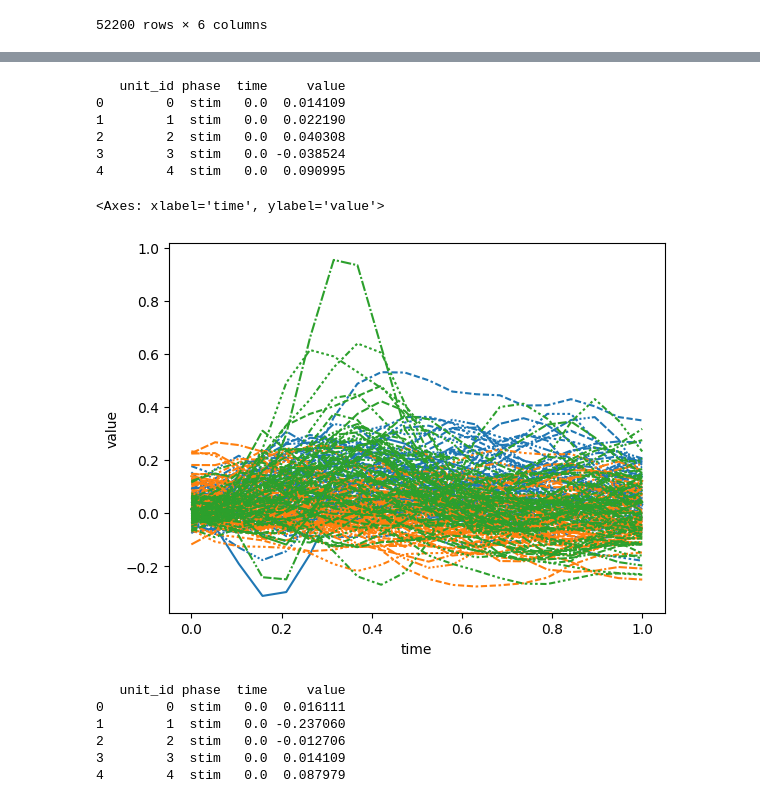
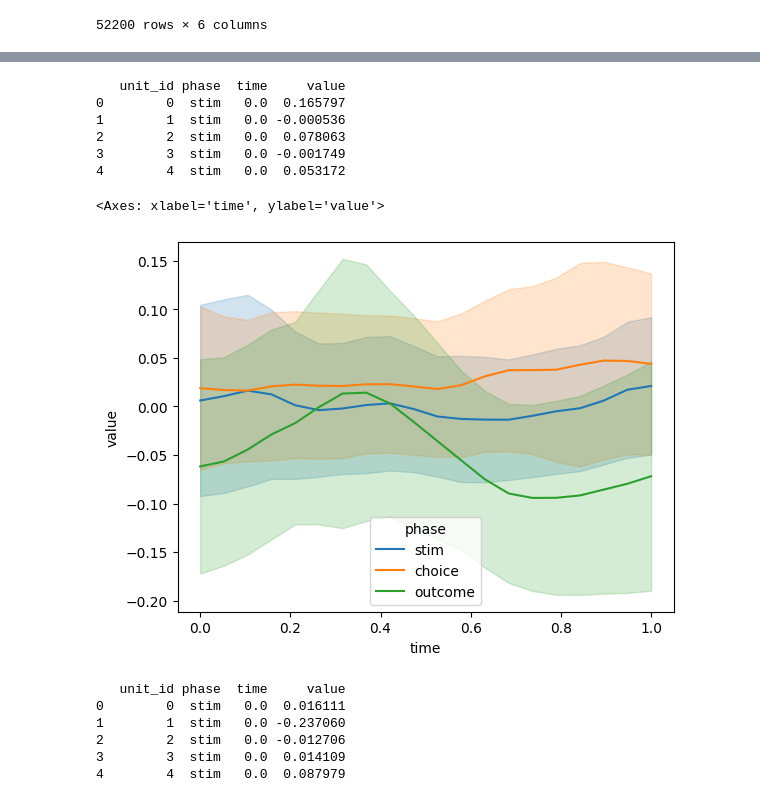
Before and after one commit to NeuralDynamics-Tamagawa/tc2025_shysgmt, a Jupyter notebook: notebook/spike_analysis.ipynb, the cells around one changed output, grey strips where cells are left out. Drawn from its saved outputs; the diff is of its cells as text; code cells hidden in the pictures.

```diff
--- a/notebook/spike_analysis.ipynb
+++ b/notebook/spike_analysis.ipynb
@@ -347,0 +388,8 @@ def compute_z_score(event_time, spike_time):
+# %%
+unit_id = unit_ids[100]
+spike_time = sorting.get_unit_spike_train(unit_id=unit_id)/sampling_rate
+
+bin_size = 0.05
+sigma_sec = 0.05
+PETH_ready = compute_peth_dict(spike_time, behv_time['ready'], bin_size=bin_size, time_window=[-0.5, 1.5], sigma_sec=sigma_sec)
+PETH_choice = compute_peth_dict(spike_time, behv_time['choice'], bin_size=bin_size, time_window=[-1, 1.5], sigma_sec=sigma_sec)
@@ -347,0 +466,9 @@ def compute_z_score(event_time, spike_time):
+# %%
+unit_id = unit_ids[100]
+spike_time = sorting.get_unit_spike_train(unit_id=unit_id)/sampling_rate
+
+event_time = behv_time['ready']
+base_line = compute_base_line(event_time, spike_time, bins_size=0.05, time_window=[-0.5, 1.5], sigma_sec=0.05, target_time_window=[0, 1])
+
+event_time = behv_time['choice']
+mean_z_socre = compute_z_score(event_time, spike_time, bins_size=0.05, time_window=[-1, 1.5], sigma_sec=0.05, base_line=base_line, target_time_window=[0, 1])
@@ -348,4 +481,8 @@ def compute_z_score(event_time, spike_time):
 # %%
+bins_size = 0.05
+sigma_sec=0.05
+
+# Initialize arrays to store z-scores for each unit and event type
 col_length = 20  # Number of bins in the PETH
 z_score_stim = np.zeros((len(unit_ids), col_length))
 z_score_choice = np.zeros((len(unit_ids), col_length))
@@ -356,14 +493,17 @@ for i in range(0, len(unit_ids)):
     unit_id = unit_ids[i]
     spike_time = sorting.get_unit_spike_train(unit_id=unit_id)/sampling_rate
 
+    event_time = behv_time['ready']
+    base_line = compute_base_line(event_time, spike_time, bins_size=bin_size, time_window=[-0.5, 1.5], sigma_sec=sigma_sec, target_time_window=[0, 1])
+
     event_time = behv_time['stim']
-    z_score_stim[i, :] = compute_z_score(event_time, spike_time)
+    z_score_stim[i, :] = compute_z_score(event_time, spike_time, bins_size=bin_size, time_window=[-1, 1.5], sigma_sec=sigma_sec, base_line=base_line, target_time_window=[0, 1])
 
     event_time = behv_time['choice']
-    z_score_choice[i, :] = compute_z_score(event_time, spike_time)
+    z_score_choice[i, :] = compute_z_score(event_time, spike_time, bins_size=bin_size, time_window=[-1, 1.5], sigma_sec=sigma_sec, base_line=base_line, target_time_window=[0, 1])
 
     event_time = behv_time['outcome']
-    z_score_outcome[i, :] = compute_z_score(event_time, spike_time)
+    z_score_outcome[i, :] = compute_z_score(event_time, spike_time, bins_size=bin_size, time_window=[-1, 1.5], sigma_sec=sigma_sec, base_line=base_line, target_time_window=[0, 1])
 
     if i % 10 == 0:
         print(f'Unit {i+1}/{len(unit_ids)}')
@@ -473,5 +626,5 @@ plt.show()
 # %%
-cluster_id = 5
+cluster_id = 1
 # Get indices of units belonging to this cluster
 idx = np.where(cluster_labels == cluster_id)[0]
 
@@ -498,42 +651,42 @@ for i, phase in enumerate(phases):
     # Assign time values to each bin (bin is 0–19 repeated for each unit)
     df_long['time'] = df_long['bin'].astype(int).map(dict(enumerate(time_points)))
 
     # Add the phase label (stim, button, reward)
     df_long['phase'] = phase
 
     # Reorder columns for clarity
     df_long = df_long[['unit_id', 'phase', 'time', 'value']]
 
     # Store for later merging
     phase_dfs.append(df_long)
 
 # Combine all three phases into one DataFrame
 df_all_long = pd.concat(phase_dfs, ignore_index=True)
 
 # Preview the final result
 print(df_all_long.head())
 
 
 # 表示
 sns.lineplot(
     data=df_all_long,
     x='time',
     y='value',
     hue='phase',
-    style='unit_id',
+    #style='unit_id',
     estimator=np.mean,
-    errorbar='se',
-    legend=False
+    errorbar='sd',
+    #legend=False
 )
 # %% [output]
    unit_id phase  time     value
-0        0  stim   0.0  0.014109
-1        1  stim   0.0  0.022190
-2        2  stim   0.0  0.040308
-3        3  stim   0.0 -0.038524
-4        4  stim   0.0  0.090995
+0        0  stim   0.0  0.165797
+1        1  stim   0.0 -0.000536
+2        2  stim   0.0  0.078063
+3        3  stim   0.0 -0.001749
+4        4  stim   0.0  0.053172
 <Axes: xlabel='time', ylabel='value'>
-[figure, old version]
+[figure, new version]
 # %%
 # 0–1秒を20分割した時間軸
 time_points = np.linspace(0, 1, 20)
```
Also changed, not shown: parts of 17 cells of this notebook, 1 other file.
